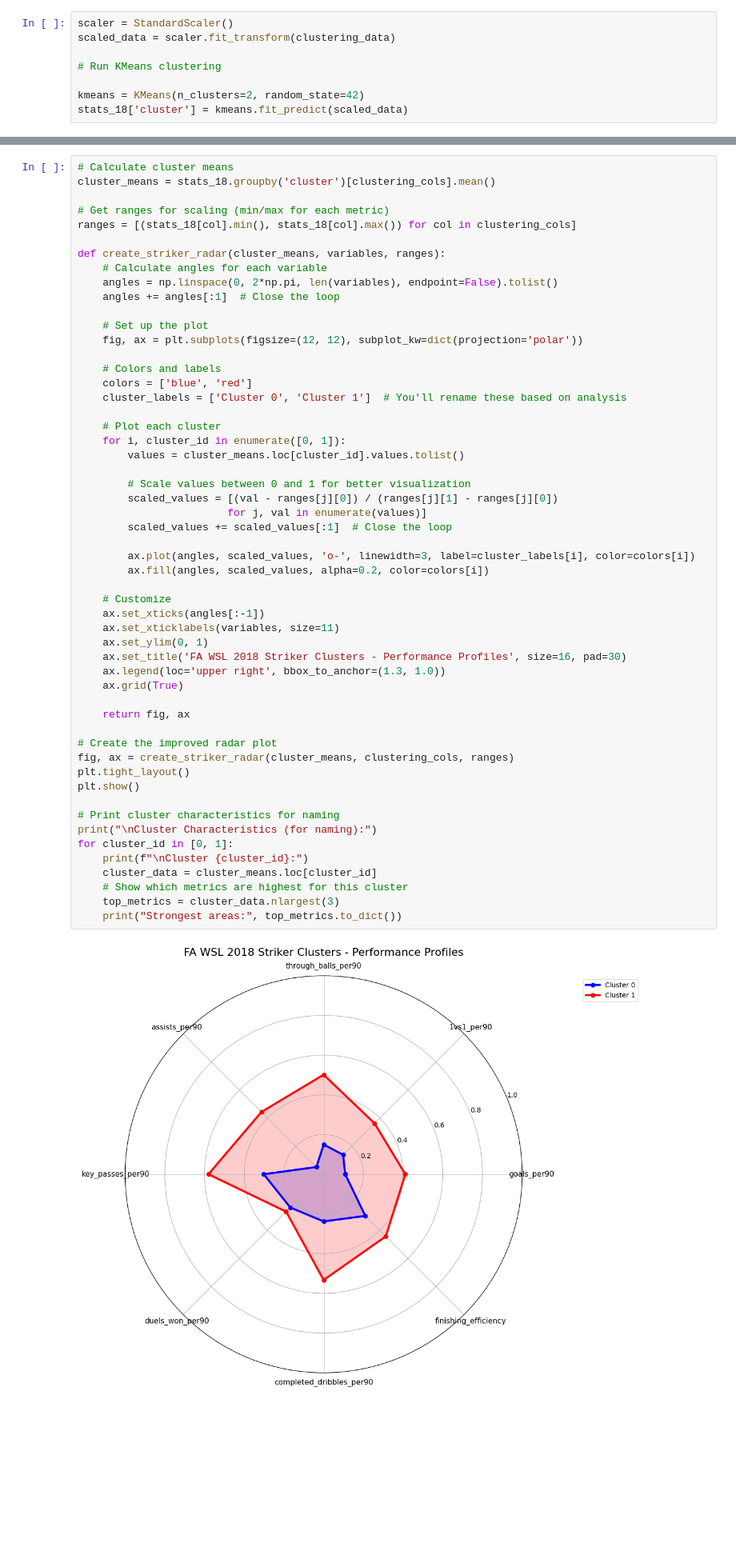
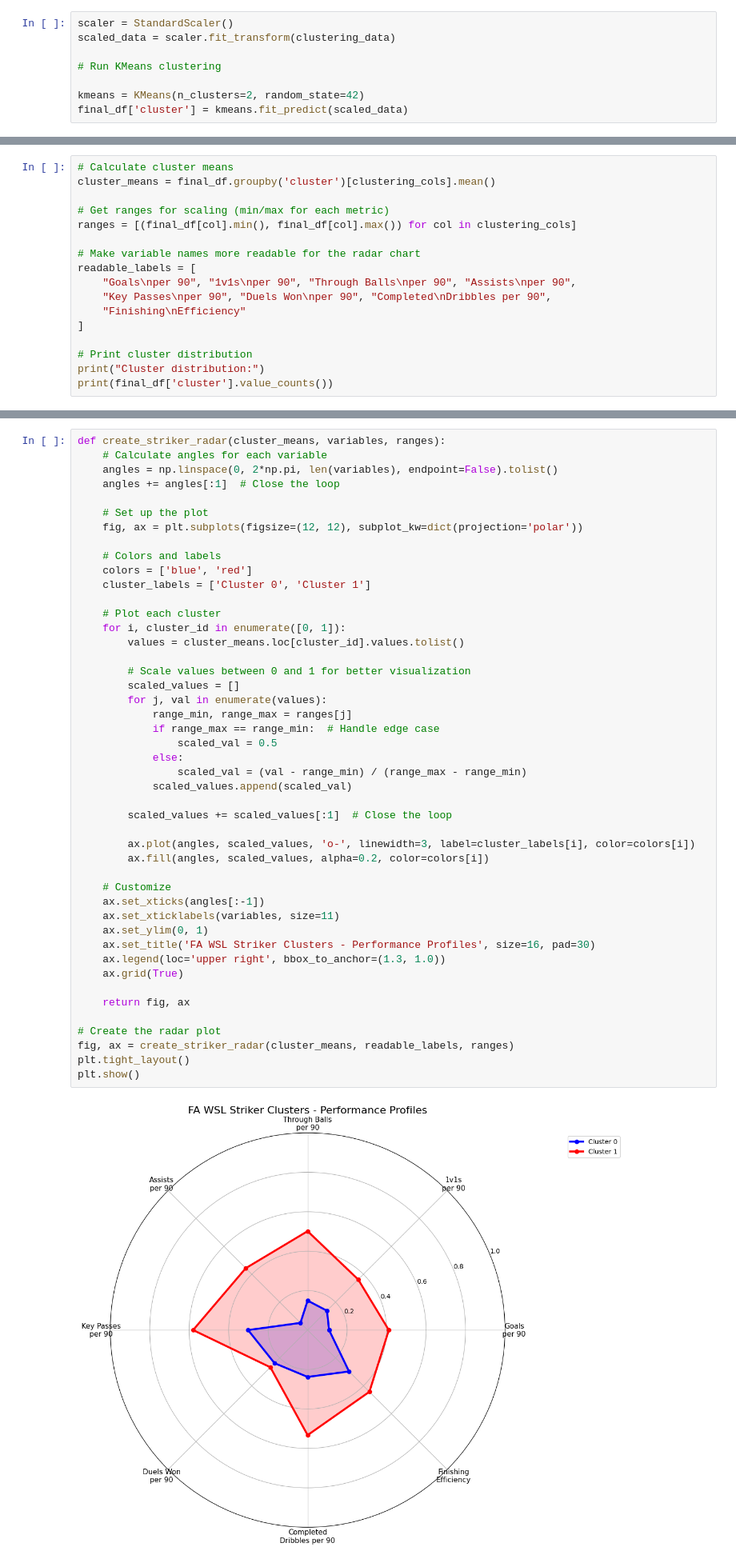
Before and after one commit to der-amit/wsl_data, a Jupyter notebook: notebooks/striker_analysis.ipynb, the cells around one changed output, grey strips where cells are left out. Shown at 80% size. Cells and saved outputs as stored; diff of their text form; blank space fills up the shorter version.

```diff
--- a/notebooks/striker_analysis.ipynb
+++ b/notebooks/striker_analysis.ipynb
@@ -185,7 +210,7 @@ scaled_data = scaler.fit_transform(clustering_data)
 # Run KMeans clustering
 
 kmeans = KMeans(n_clusters=2, random_state=42)
-stats_18['cluster'] = kmeans.fit_predict(scaled_data)
+final_df['cluster'] = kmeans.fit_predict(scaled_data)
 # %%
 # check cluster distribution
 
@@ -197,3 +220,20 @@ cluster
 0    29
 1    12
 Name: count, dtype: int64
+# %%
+# Calculate cluster means
+cluster_means = final_df.groupby('cluster')[clustering_cols].mean()
+
+# Get ranges for scaling (min/max for each metric)
+ranges = [(final_df[col].min(), final_df[col].max()) for col in clustering_cols]
+
+# Make variable names more readable for the radar chart
+readable_labels = [
+    "Goals\nper 90", "1v1s\nper 90", "Through Balls\nper 90", "Assists\nper 90",
+    "Key Passes\nper 90", "Duels Won\nper 90", "Completed\nDribbles per 90",
+    "Finishing\nEfficiency"
+]
+
+# Print cluster distribution
+print("Cluster distribution:")
+print(final_df['cluster'].value_counts())
@@ -200,56 +246,48 @@ Name: count, dtype: int64
 # %%
-# Calculate cluster means
-cluster_means = stats_18.groupby('cluster')[clustering_cols].mean()
-
-# Get ranges for scaling (min/max for each metric)
-ranges = [(stats_18[col].min(), stats_18[col].max()) for col in clustering_cols]
-
 def create_striker_radar(cluster_means, variables, ranges):
     # Calculate angles for each variable
     angles = np.linspace(0, 2*np.pi, len(variables), endpoint=False).tolist()
     angles += angles[:1]  # Close the loop
 
     # Set up the plot
     fig, ax = plt.subplots(figsize=(12, 12), subplot_kw=dict(projection='polar'))
 
     # Colors and labels
     colors = ['blue', 'red']
-    cluster_labels = ['Cluster 0', 'Cluster 1']  # You'll rename these based on analysis
+    cluster_labels = ['Cluster 0', 'Cluster 1']
 
     # Plot each cluster
     for i, cluster_id in enumerate([0, 1]):
         values = cluster_means.loc[cluster_id].values.tolist()
 
         # Scale values between 0 and 1 for better visualization
-        scaled_values = [(val - ranges[j][0]) / (ranges[j][1] - ranges[j][0])
-                        for j, val in enumerate(values)]
+        scaled_values = []
+        for j, val in enumerate(values):
+            range_min, range_max = ranges[j]
+            if range_max == range_min:  # Handle edge case
+                scaled_val = 0.5
+            else:
+                scaled_val = (val - range_min) / (range_max - range_min)
+            scaled_values.append(scaled_val)
+
         scaled_values += scaled_values[:1]  # Close the loop
 
         ax.plot(angles, scaled_values, 'o-', linewidth=3, label=cluster_labels[i], color=colors[i])
         ax.fill(angles, scaled_values, alpha=0.2, color=colors[i])
 
     # Customize
     ax.set_xticks(angles[:-1])
     ax.set_xticklabels(variables, size=11)
     ax.set_ylim(0, 1)
-    ax.set_title('FA WSL 2018 Striker Clusters - Performance Profiles', size=16, pad=30)
+    ax.set_title('FA WSL Striker Clusters - Performance Profiles', size=16, pad=30)
     ax.legend(loc='upper right', bbox_to_anchor=(1.3, 1.0))
     ax.grid(True)
 
     return fig, ax
 
-# Create the improved radar plot
-fig, ax = create_striker_radar(cluster_means, clustering_cols, ranges)
+# Create the radar plot
+fig, ax = create_striker_radar(cluster_means, readable_labels, ranges)
 plt.tight_layout()
 plt.show()
-
-# Print cluster characteristics for naming
-print("\nCluster Characteristics (for naming):")
-for cluster_id in [0, 1]:
-    print(f"\nCluster {cluster_id}:")
-    cluster_data = cluster_means.loc[cluster_id]
-    # Show which metrics are highest for this cluster
-    top_metrics = cluster_data.nlargest(3)
-    print("Strongest areas:", top_metrics.to_dict())
 # %% [output]
-[figure, old version]
+[figure, new version]
```
Also changed, not shown: parts of 28 cells of this notebook, 1 other file.
